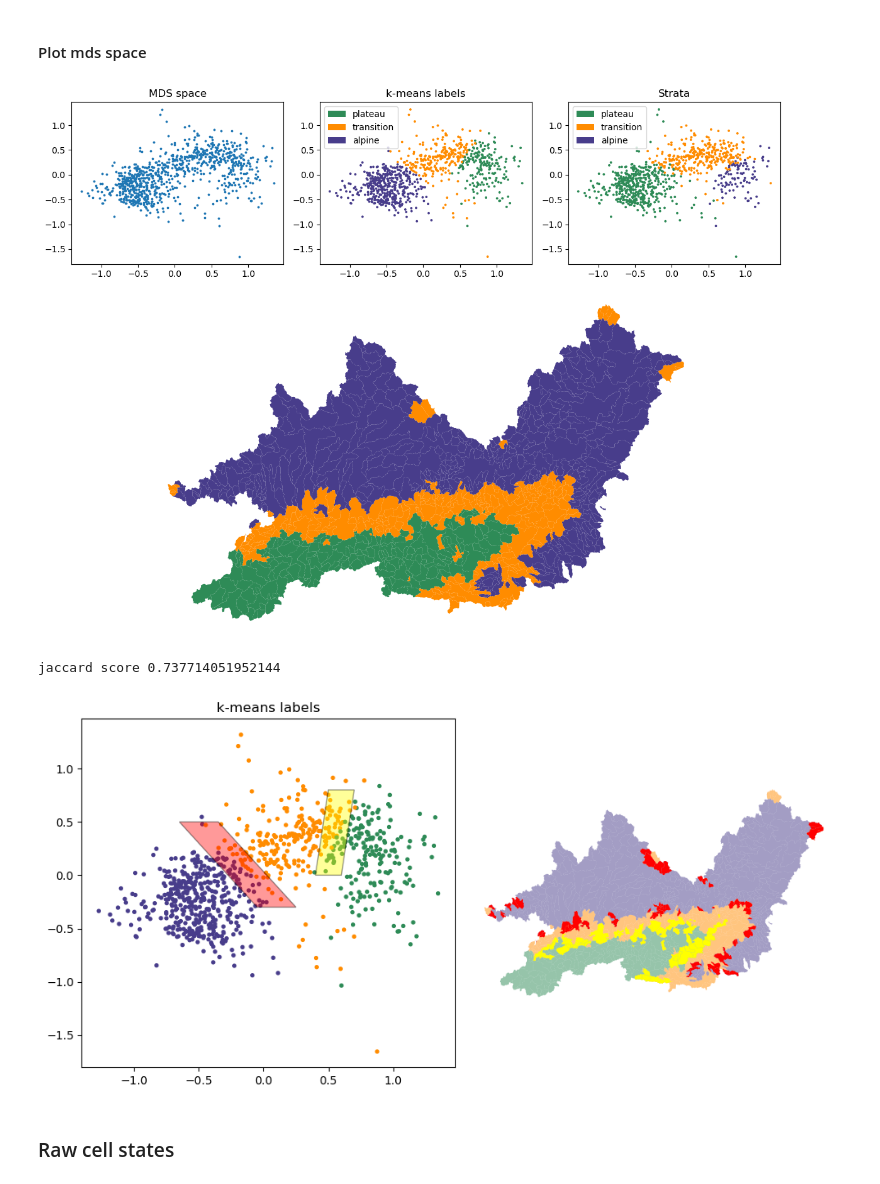
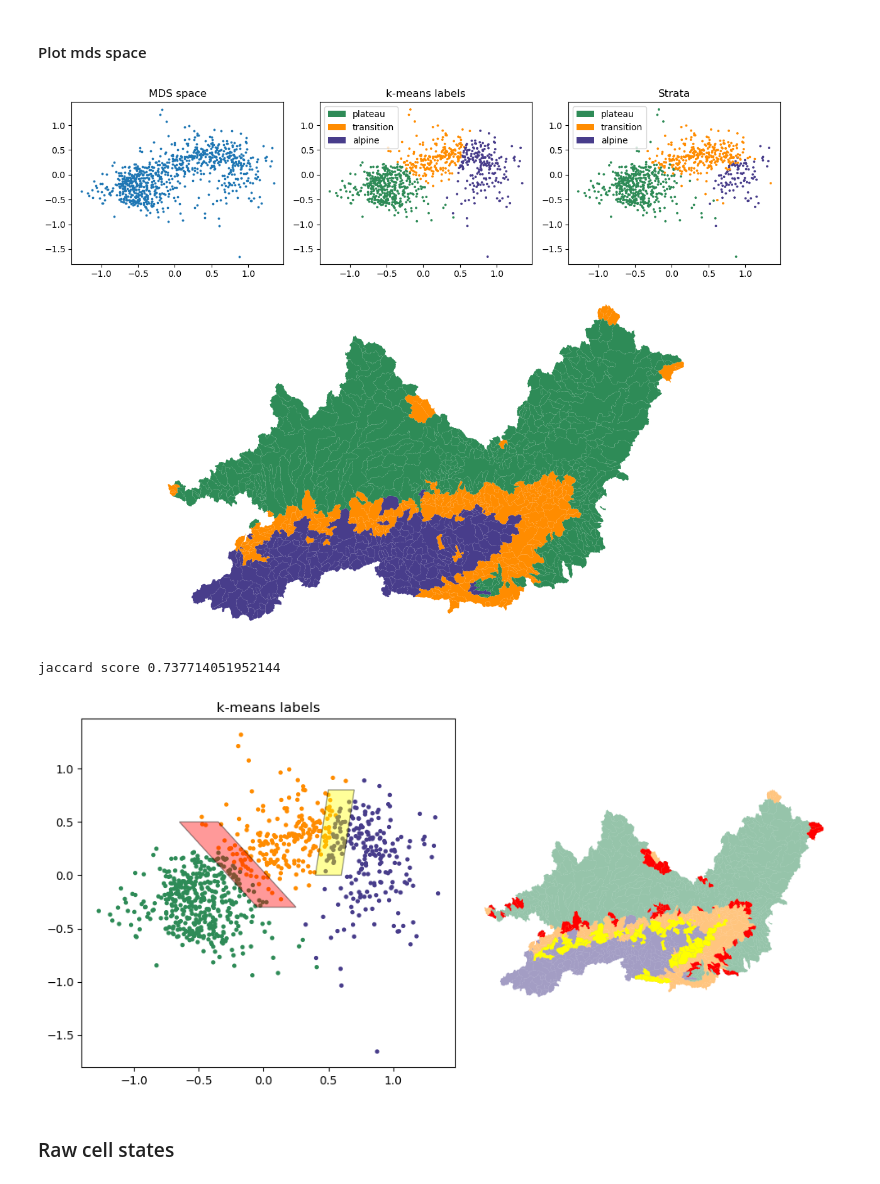
Before and after one commit to tripleUU-U/lamah-ce_lstm, a Jupyter notebook: analysis/CSA/cell_state_analysis.ipynb, the cells around one changed output. Drawn from its saved outputs; the diff is of its cells as text; code cells hidden in the pictures.

```diff
--- a/analysis/CSA/cell_state_analysis.ipynb
+++ b/analysis/CSA/cell_state_analysis.ipynb
@@ -28,4 +30,5 @@ strata_ids.set_index("ID", inplace=True)
 lamah_gdf = gpd.read_file("/home/wuhlmann/BA/data/raw_data/2_LamaH-CE_daily/B_basins_intermediate_all/3_shapefiles/Basins_B.shp")
 lamah_gdf.set_index("ID", inplace=True)
 lamah_gdf["strata"] = strata_ids["names"]
+lamah_gdf["strata_ids"] = strata_ids["0"]
 lamah_gdf.sort_index(ascending=True, inplace=True)
@@ -99,7 +118,7 @@ k_means = KMeans(3, random_state=seed, max_iter=100)
 
 fig, axs = plt.subplot_mosaic("ABC;DDD;DDD", figsize=(12,9))
 
-#cluster = k_means.fit_predict(array)
+cluster = k_means.fit_predict(array)
 
 # 1. remap
 label_dict = {0: 2, 1: 0, 2: 1}
@@ -110,40 +129,39 @@ name_dict = {0: "plateau", 1: "transition", 2: "alpine"}
 cluster_named = list(map(lambda x: name_dict[x], cluster_remapped))
 
 # 3. colors
 color_dict = {"plateau": "seagreen", "transition": "darkorange", "alpine": "darkslateblue"}
 cluster_colors = list(map(lambda x: color_dict[x], cluster_named))
 strata_colors = list(map(lambda x: color_dict[name_dict[x]], strata_ids["0"]))
 
 # GDF
 lamah_gdf["cluster"] = cluster_named
 
 s = 3
 plot_cell_state_2d(array, ax=axs["A"], title="MDS space", s=s)
 plot_cell_state_2d(array, ax=axs["B"], title="k-means labels", c=cluster_colors, s=s)
 plot_cell_state_2d(array, ax=axs["C"], title="Strata", c=strata_colors, s=s, label=strata_colors)
 
 legend_elements = [
     Patch(facecolor="seagreen",      label="plateau"),
     Patch(facecolor="darkorange",    label="transition"),
     Patch(facecolor="darkslateblue", label="alpine"),
 ]
 
 axs["B"].legend(handles=legend_elements, loc="upper left")
 axs["C"].legend(handles=legend_elements, loc="upper left")
 
 lamah_gdf.plot(ax=axs["D"], color=lamah_gdf["cluster"].map(color_dict))
 axs["D"].axis("off")
 
 plt.tight_layout()
 fig.savefig("/home/wuhlmann/BA/repo/lamah-ce_lstm/results/CSA/mds_2d.png", dpi=300)
 # %% [output]
-[figure, old version]
+[figure, new version]
 # %%
 print(f"jaccard score {jaccard_score(lamah_gdf['strata'], lamah_gdf['cluster'], average='weighted')}")
 # %% [output]
 jaccard score 0.737714051952144
 # %%
-
 fig, axs = plt.subplot_mosaic("AB", figsize=(10,5))
 
 plot_cell_state_2d(array, ax=axs["A"], title="k-means labels", c=cluster_colors, s=8)
@@ -165,7 +183,7 @@ axs["B"].axis("off")
 plt.tight_layout()
 fig.savefig("/home/wuhlmann/BA/repo/lamah-ce_lstm/results/CSA/bordering_basins.png", dpi=300)
 # %% [output]
-[figure, old version]
+[figure, new version]
 # %% [markdown]
 ### Raw cell states
 # %%
```
Also changed, not shown: parts of 10 cells of this notebook, 10 other files.
